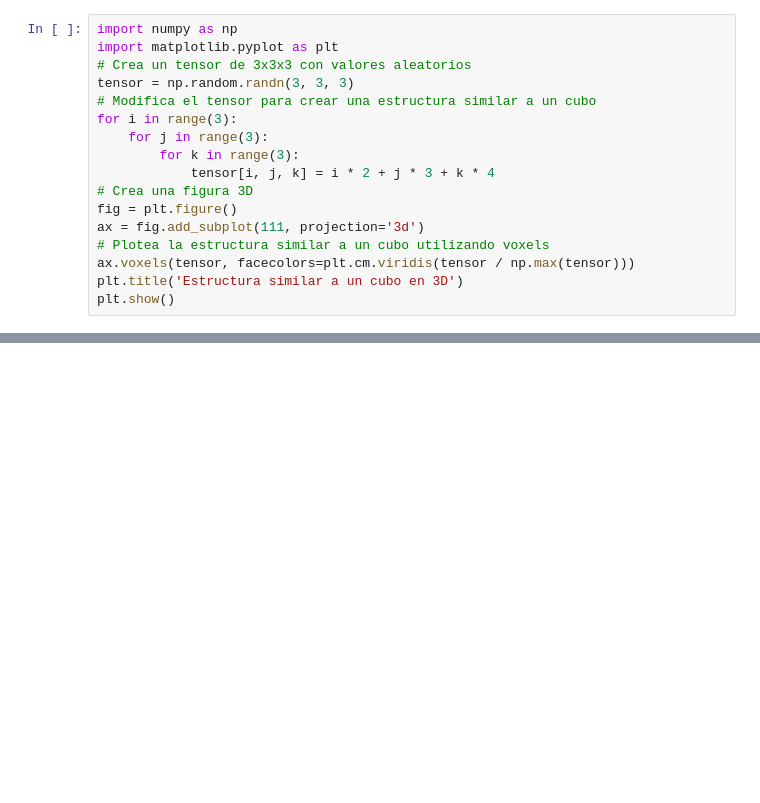
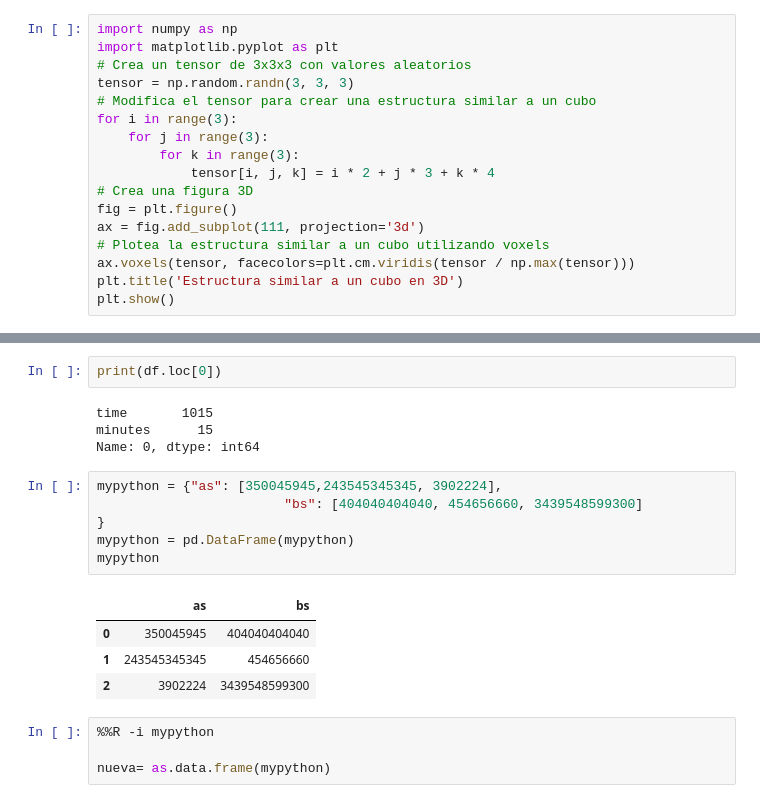
Before and after one commit to ALRIER/BigD_KonradLorenz, a Jupyter notebook: Copia_de_CLASE_I_BIGD2023_ipynb_María_Paula_Camero.ipynb, the cells around one changed output, grey strips where cells are left out. Saved outputs shown, nothing was run; the diff lists cells and outputs as text; blank space fills up the shorter version.

```diff
--- a/Copia_de_CLASE_I_BIGD2023_ipynb_María_Paula_Camero.ipynb
+++ b/Copia_de_CLASE_I_BIGD2023_ipynb_María_Paula_Camero.ipynb
@@ -1844,0 +2279,21 @@ plt.show()
+# %%
+print(df.loc[0])
+# %% [output]
+time       1015
+minutes      15
+Name: 0, dtype: int64
+# %%
+mypython = {"as": [350045945,243545345345, 3902224],
+                        "bs": [404040404040, 454656660, 3439548599300]
+}
+mypython = pd.DataFrame(mypython)
+mypython
+# %% [output]
+|  | as | bs |
+| 0 | 350045945 | 404040404040 |
+| 1 | 243545345345 | 454656660 |
+| 2 | 3902224 | 3439548599300 |
+# %%
+%%R -i mypython
+
+nueva= as.data.frame(mypython)
```
Also changed, not shown: parts of 90 cells of this notebook.
